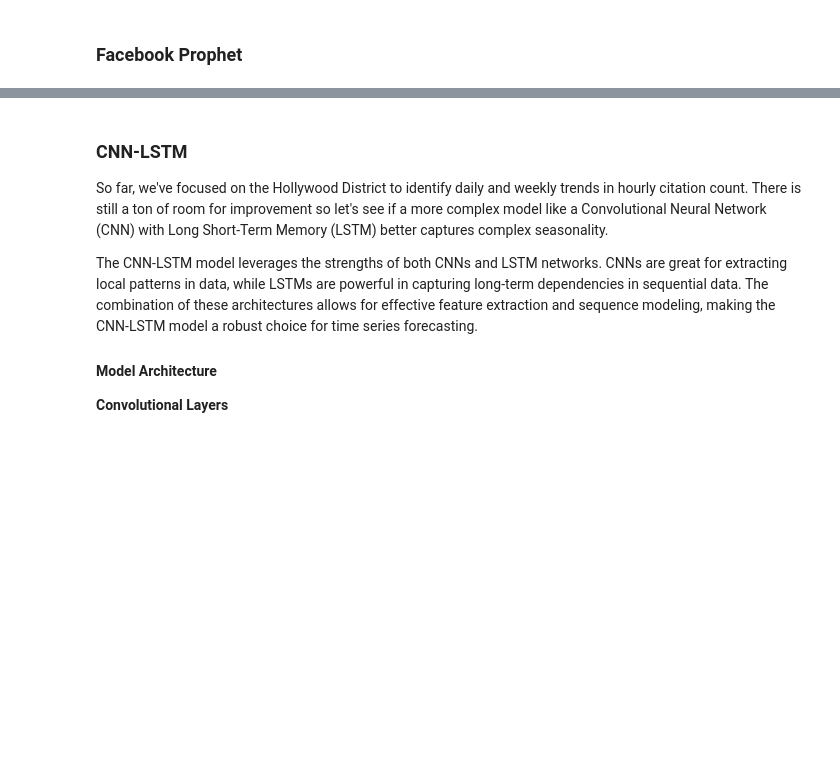
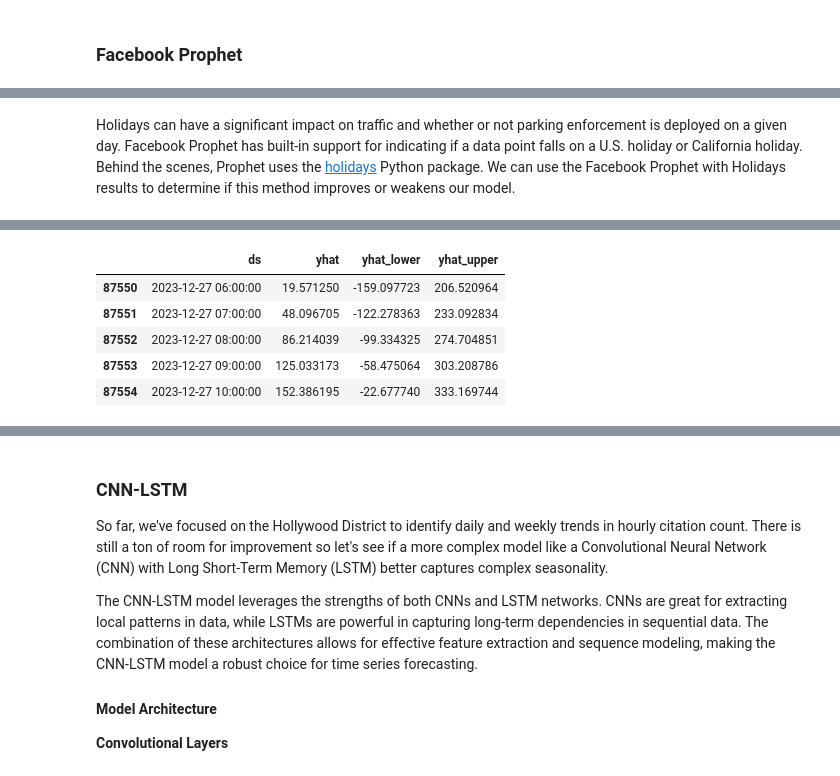
Before and after one commit to evangabe/strategic-parking-enforcement, a Jupyter notebook: 02_featurization.ipynb, the cells around one changed output, grey strips where cells are left out. Cells and saved outputs as stored; diff of their text form; code cells hidden in the pictures; blank space fills up the shorter version.

```diff
--- a/02_featurization.ipynb
+++ b/02_featurization.ipynb
@@ -158,0 +241,16 @@ prophet_model.measure()
+# %% [markdown]
+Holidays can have a significant impact on traffic and whether or not parking enforcement is deployed on a given day.
+Facebook Prophet has built-in support for indicating if a data point falls on a U.S. holiday or California holiday.
+Behind the scenes, Prophet uses the [holidays](https://python-holidays.readthedocs.io/en/latest/index.html) Python package.
+We can use the Facebook Prophet with Holidays results to determine if this method improves or weakens our model.
+# %%
+# Instantiate the Facebook Prophet model
+prophet_model_w_holidays = FacebookProphet(hollywood_ts, split=0.8)
+
+# Fit the model to the training set
+prophet_model_w_holidays.fit(add_holidays=True)
+
+# Generate forecasts
+prophet_model_w_holidays.predict()
+prophet_model_w_holidays.fore[['ds', 'yhat', 'yhat_lower', 'yhat_upper']].tail()
+# %% [output]
@@ -158,0 +259,6 @@ prophet_model.measure()
+|  | ds | yhat | yhat_lower | yhat_upper |
+| 87550 | 2023-12-27 06:00:00 | 19.571250 | -159.097723 | 206.520964 |
+| 87551 | 2023-12-27 07:00:00 | 48.096705 | -122.278363 | 233.092834 |
+| 87552 | 2023-12-27 08:00:00 | 86.214039 | -99.334325 | 274.704851 |
+| 87553 | 2023-12-27 09:00:00 | 125.033173 | -58.475064 | 303.208786 |
+| 87554 | 2023-12-27 10:00:00 | 152.386195 | -22.677740 | 333.169744 |
```
Also changed, not shown: parts of 21 cells of this notebook, 12 other files.
